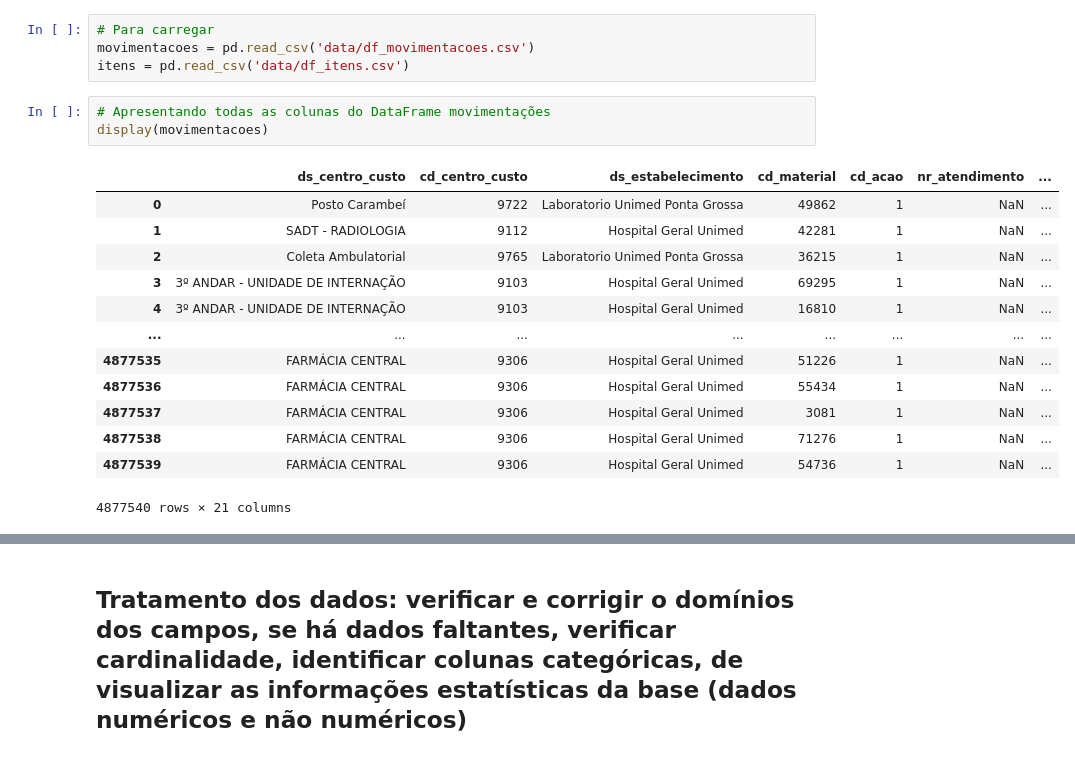
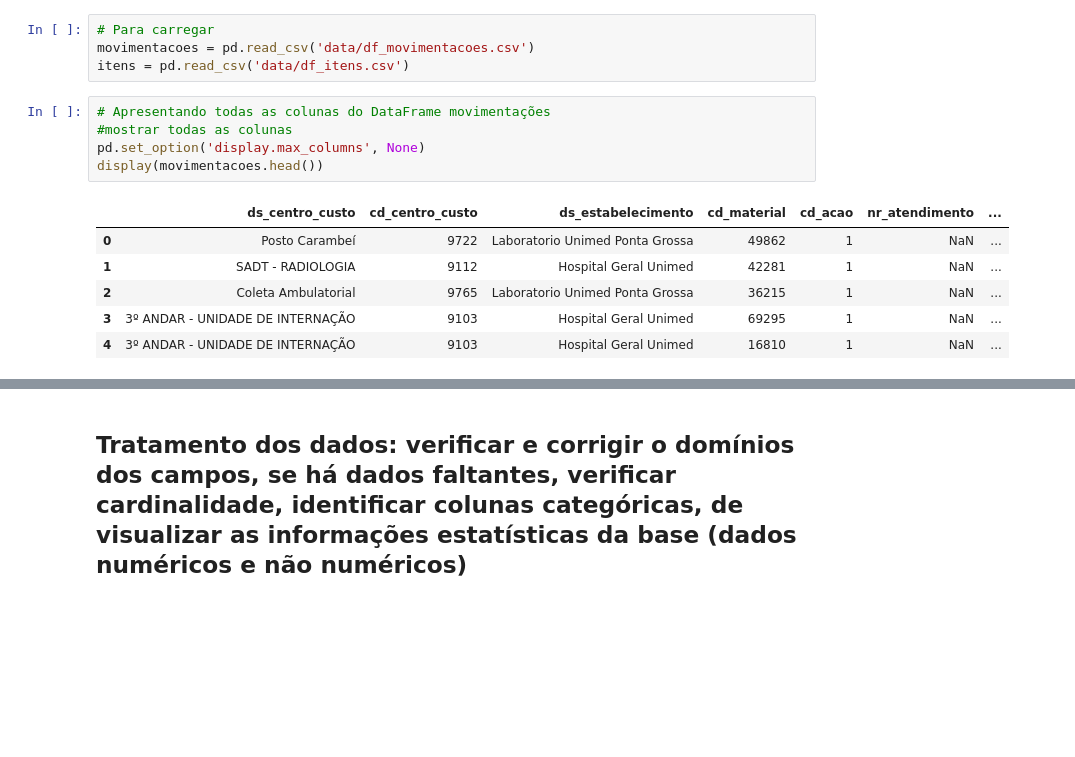
Before and after one commit to pedrofurmam/projeto-ciencia-de-dados, a Jupyter notebook: Projeto - Ciência de Dados Desafio.ipynb, the cells around one changed output, grey strips where cells are left out. Drawn from its saved outputs; the diff is of its cells as text; blank space fills up the shorter version.

```diff
--- a/Projeto - Ciência de Dados Desafio.ipynb
+++ b/Projeto - Ciência de Dados Desafio.ipynb
@@ -85,20 +84,15 @@ movimentacoes = pd.read_csv('data/df_movimentacoes.csv')
 itens = pd.read_csv('data/df_itens.csv')
 # %%
 # Apresentando todas as colunas do DataFrame movimentações
-display(movimentacoes)
+#mostrar todas as colunas
+pd.set_option('display.max_columns', None)
+display(movimentacoes.head())
 # %% [output]
 |  | ds_centro_custo | cd_centro_custo | ds_estabelecimento | cd_material | cd_acao | nr_atendimento | ... |
 | 0 | Posto Carambeí | 9722 | Laboratorio Unimed Ponta Grossa | 49862 | 1 | NaN | ... |
 | 1 | SADT - RADIOLOGIA | 9112 | Hospital Geral Unimed | 42281 | 1 | NaN | ... |
 | 2 | Coleta Ambulatorial | 9765 | Laboratorio Unimed Ponta Grossa | 36215 | 1 | NaN | ... |
 | 3 | 3º ANDAR - UNIDADE DE INTERNAÇÃO | 9103 | Hospital Geral Unimed | 69295 | 1 | NaN | ... |
 | 4 | 3º ANDAR - UNIDADE DE INTERNAÇÃO | 9103 | Hospital Geral Unimed | 16810 | 1 | NaN | ... |
-| ... | ... | ... | ... | ... | ... | ... | ... |
-| 4877535 | FARMÁCIA CENTRAL | 9306 | Hospital Geral Unimed | 51226 | 1 | NaN | ... |
-| 4877536 | FARMÁCIA CENTRAL | 9306 | Hospital Geral Unimed | 55434 | 1 | NaN | ... |
-| 4877537 | FARMÁCIA CENTRAL | 9306 | Hospital Geral Unimed | 3081 | 1 | NaN | ... |
-| 4877538 | FARMÁCIA CENTRAL | 9306 | Hospital Geral Unimed | 71276 | 1 | NaN | ... |
-| 4877539 | FARMÁCIA CENTRAL | 9306 | Hospital Geral Unimed | 54736 | 1 | NaN | ... |
-4877540 rows × 21 columns
 # %%
 # Apresentando todas as colunas do DataFrame itens
```
Also changed, not shown: parts of 47 cells of this notebook.
